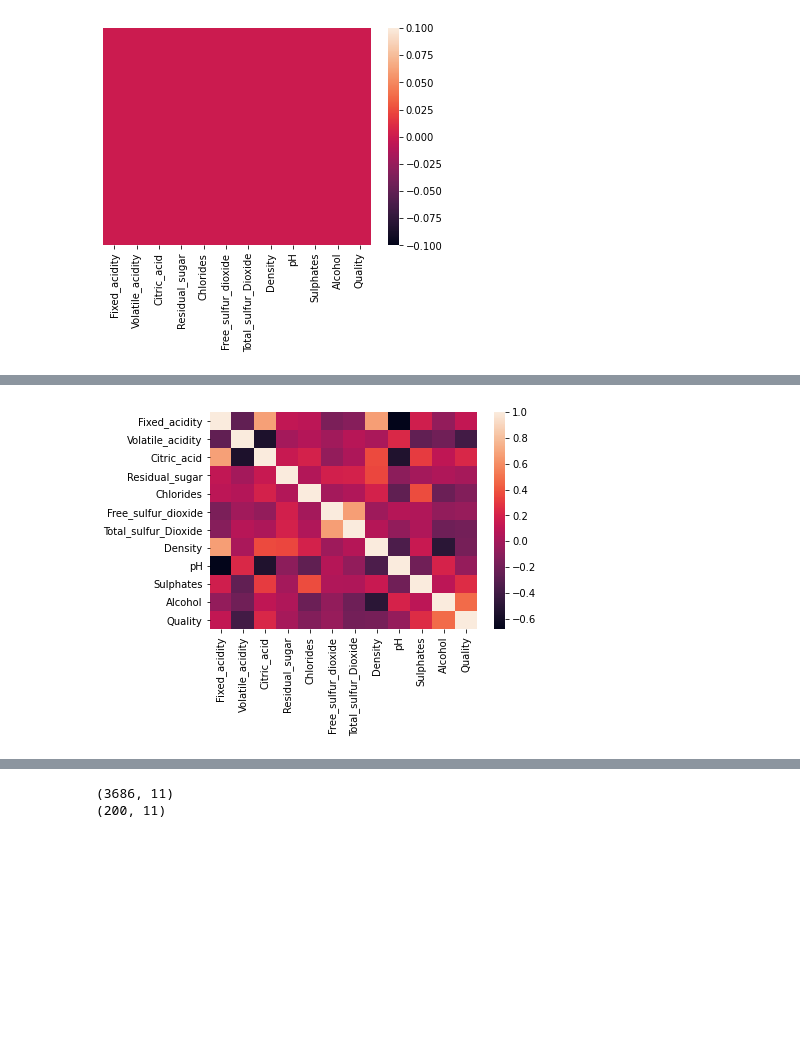
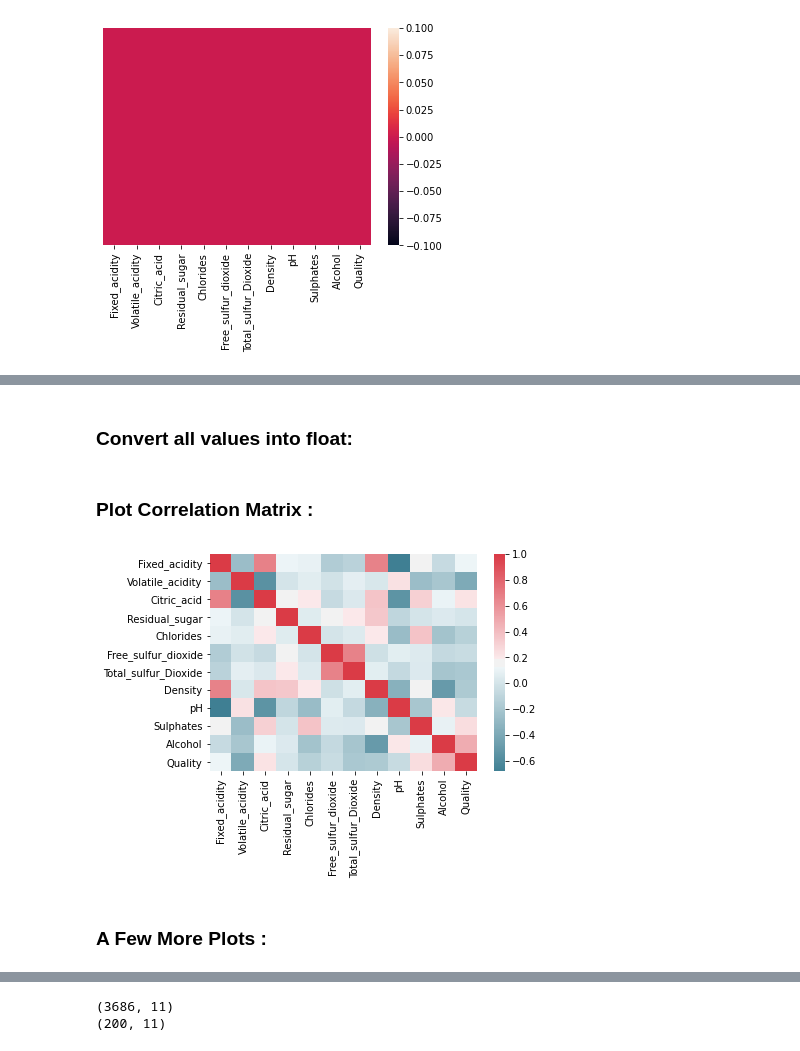
Before and after one commit to Mainakdeb/deep-wine-connoisseur, a Jupyter notebook: Wine_Connoisseur.ipynb, the cells around one changed output, grey strips where cells are left out. Cells and saved outputs as stored; diff of their text form; code cells hidden in the pictures; blank space fills up the shorter version.

```diff
--- a/Wine_Connoisseur.ipynb
+++ b/Wine_Connoisseur.ipynb
@@ -60,13 +79,19 @@ Data columns (total 12 columns):
  11  Quality               1599 non-null   object
 dtypes: object(12)
 memory usage: 150.0+ KB
+# %% [markdown]
+### Convert all values into float:
 # %%
 df3 = df2.astype(float)
+# %% [markdown]
+### Plot Correlation Matrix :
 # %%
-sn.heatmap(df3.corr())
+sn.heatmap(df3.corr(), cmap=sn.diverging_palette(220, 10, as_cmap=True))
 plt.show()
 # %% [output]
-[figure, old version]
+[figure, new version]
+# %% [markdown]
+### A Few More Plots :
 # %%
 def plot_against_attr(attribute):
     #attribute="Density"
```
Also changed, not shown: parts of 31 cells of this notebook.
